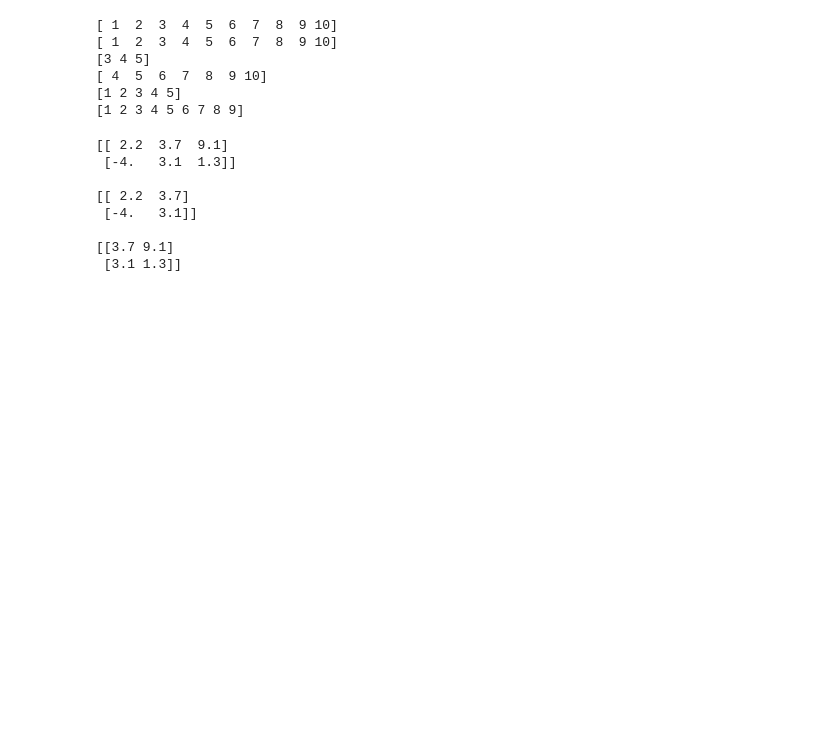
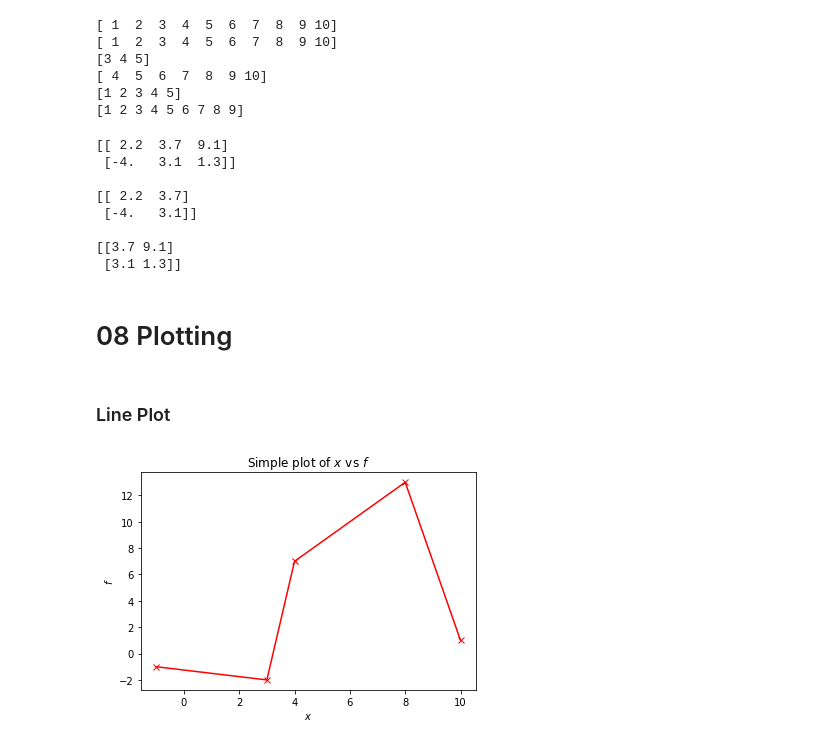
Before and after one commit to jet-tong/PartIA-Computing-Michaelmas, a Jupyter notebook: 0 Jensen's Condensed Notes.ipynb, the cells around one changed output. Drawn from its saved outputs; the diff is of its cells as text; code cells hidden in the pictures; blank space fills up the shorter version.

```diff
--- a/0 Jensen's Condensed Notes.ipynb
+++ b/0 Jensen's Condensed Notes.ipynb
@@ -782,3 +782,5 @@ print(A[:, 1:])
 
 [[3.7 9.1]
  [3.1 1.3]]
+# %% [markdown]
+# 08 Plotting
@@ -784,0 +798,19 @@ print(A[:, 1:])
+# %% [markdown]
+### Line Plot
+# %%
+x = [-1, 3, 4, 8 , 10]
+f = [-1, -2, 7, 13 , 1]
+
+# Plot the graph with crosses(-x) and with red colour.
+plt.plot(x,f,'-xr') # Use '-o' for circles
+
+# Attach labels and title (using LaTeX syntax)
+plt.xlabel('$x$')
+plt.ylabel('$f$')
+plt.title("Simple plot of $x$ vs $f$")
+
+# Save plot to file (same directory as notebook)
+plt.savefig("my-plot.pdf")
+plt.show()
+# %% [output]
+[figure, added]
```
Also changed, not shown: parts of 30 cells of this notebook, 5 other files.
